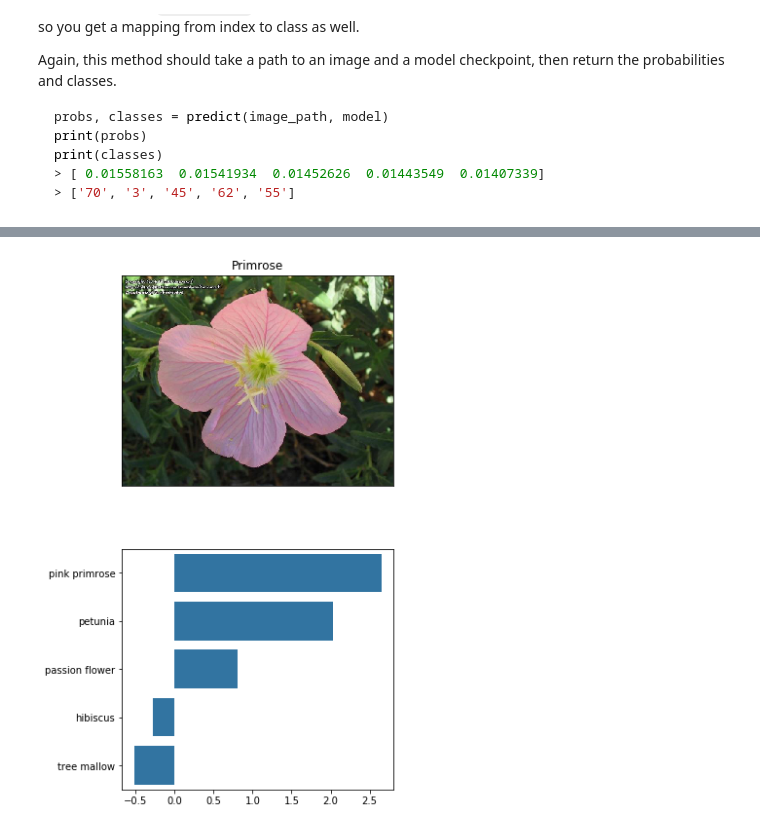
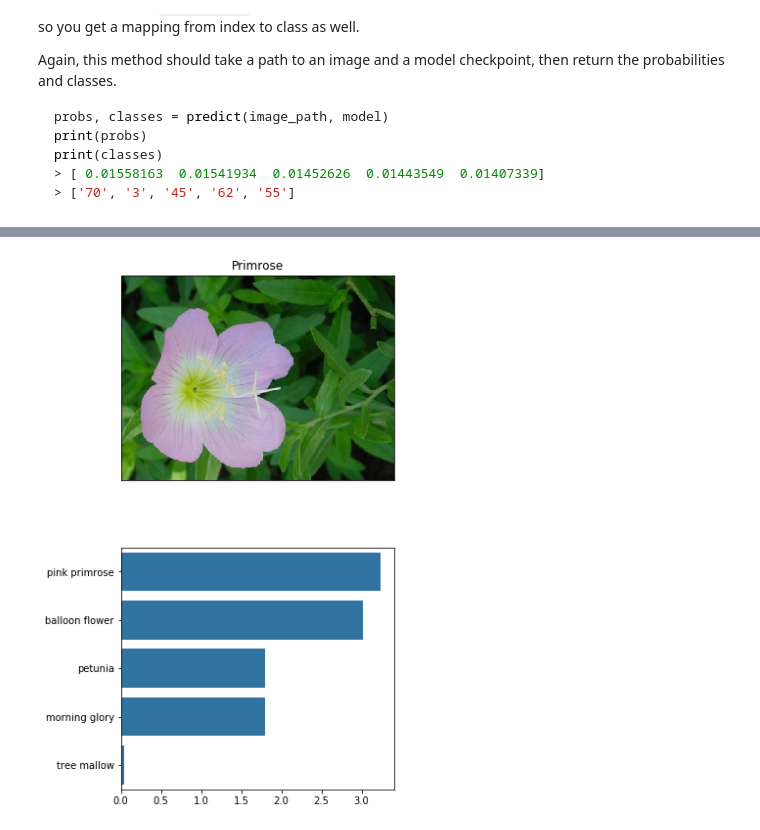
Before and after one commit to angeliwanov/flowers_image_classifier, a Jupyter notebook: Image Classifier Project.ipynb, the cells around one changed output, grey strips where cells are left out. Saved outputs shown, nothing was run; the diff lists cells and outputs as text; code cells hidden in the pictures.

```diff
--- a/Image Classifier Project.ipynb
+++ b/Image Classifier Project.ipynb
@@ -295,7 +321,7 @@ def process_image(image):
                                  std=[0.229, 0.224, 0.225])
 
 
-    transform =  transforms.Compose([transforms.ToTensor(),normalize,])
+    transform =  transforms.Compose([transforms.ToTensor(),normalize])
     normalized_image = transform(cropped_image)
 
     return normalized_image
@@ -358,17 +384,17 @@ You can convert from the class integer encoding to actual flower names with the
 # %%
 plt.figure(figsize=[5,10])
 
 ax1 = plt.subplot(2,1,1)
-image = plt.imread('flowers/train/1/image_06747.jpg')
+image = plt.imread('flowers/train/1/image_06735.jpg')
 plt.imshow(image)
 ax1.set_xticks([])
 ax1.set_yticks([])
 plt.title('Primrose')
 
-probs, classes = predict('flowers/train/1/image_06747.jpg', model)
+probs, classes = predict('flowers/train/1/image_06735.jpg', model)
 names = [cat_to_name[k] for k, v in model.class_to_idx.items() if v in classes]
 ax2 = plt.subplot(2,1,2)
 sb.barplot(x=probs, y=names, color=sb.color_palette()[0])
 plt.show()
 # %% [output]
-[figure, old version]
+[figure, new version]
```
Also changed, not shown: parts of 4 cells of this notebook, 3 other files.
